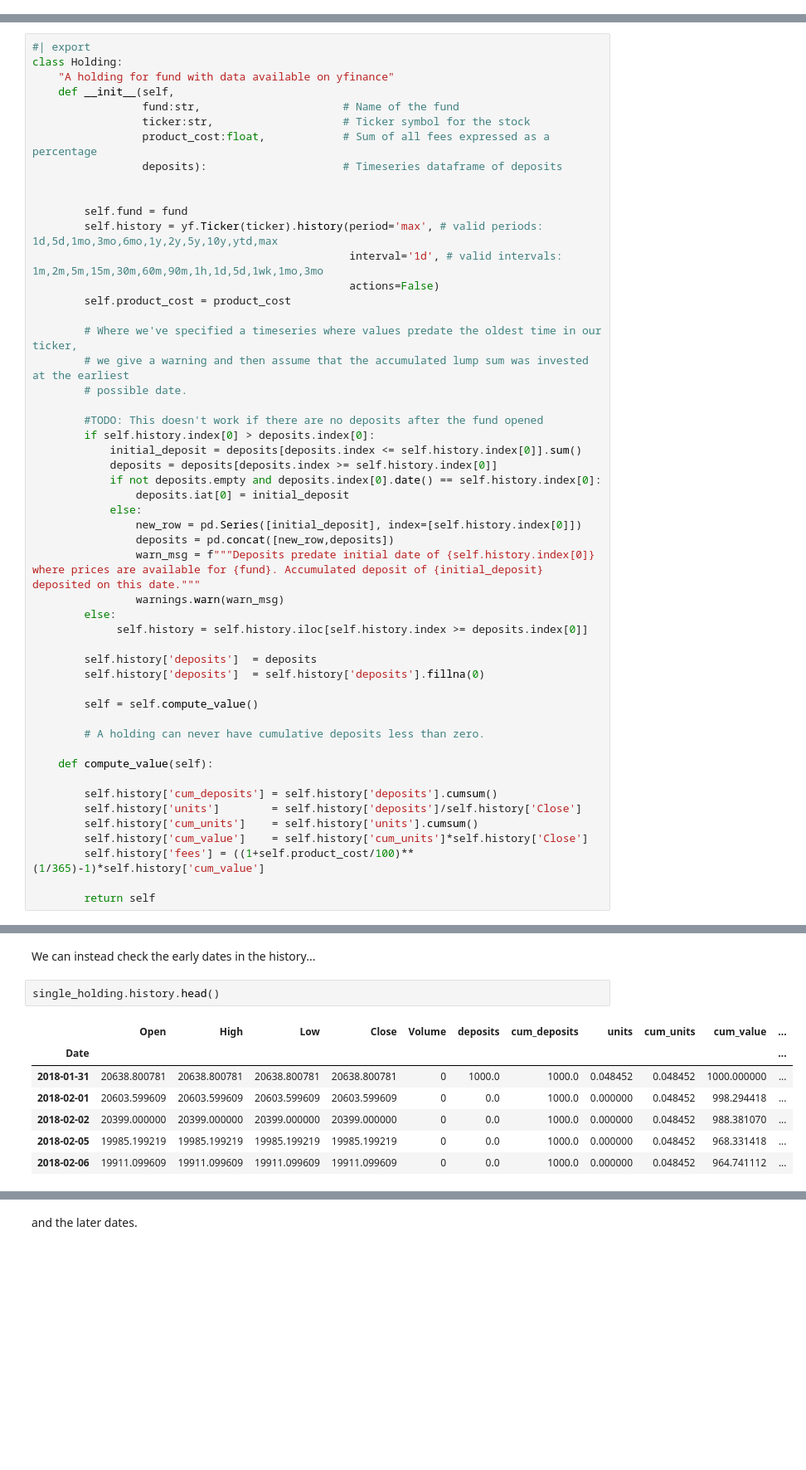
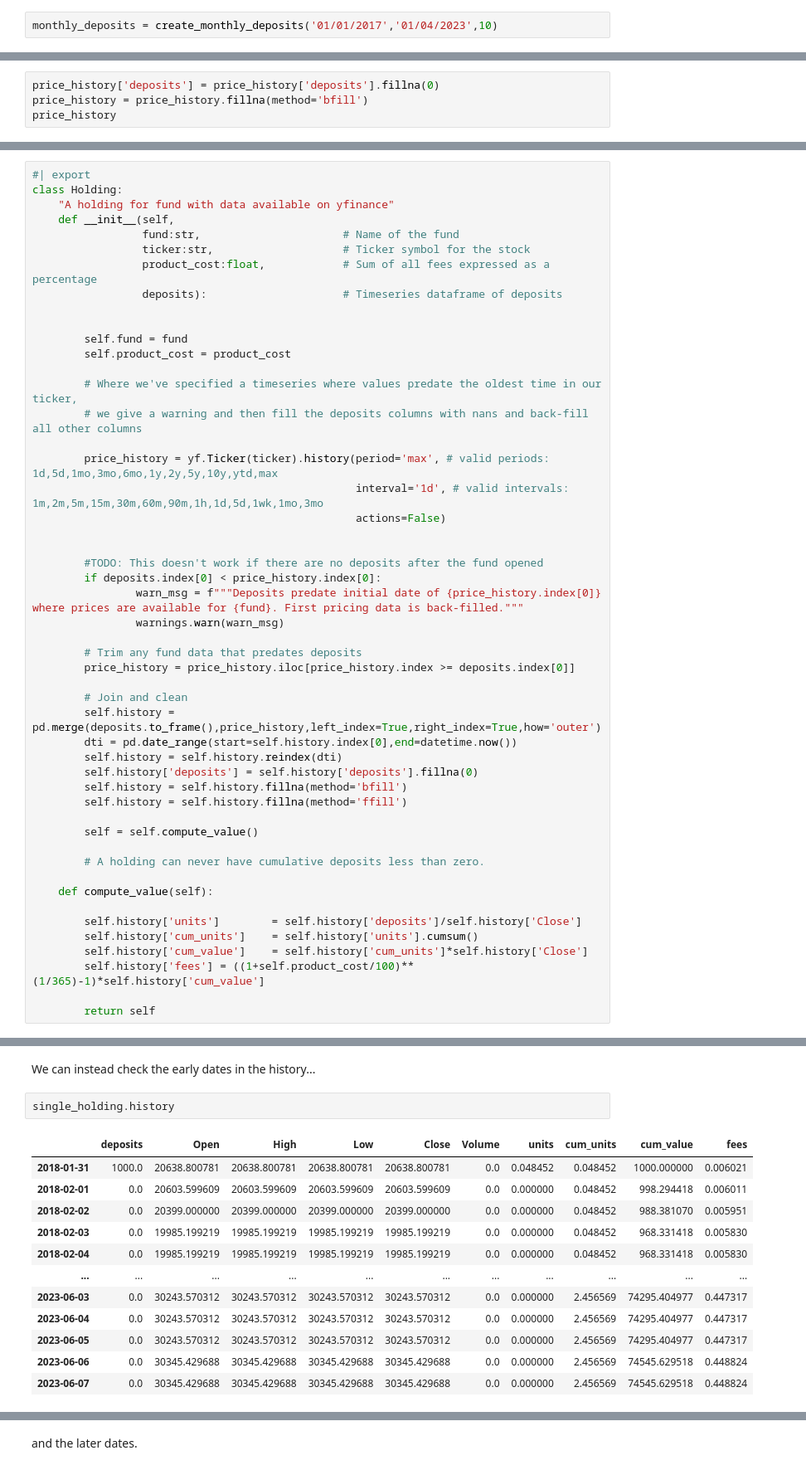
Before and after one commit to rsp34/portfolio-analysis, a Jupyter notebook: nbs/00_portfolio.ipynb, the cells around one changed output, grey strips where cells are left out. Shown at 83% size. Saved outputs shown, nothing was run; the diff lists cells and outputs as text; blank space fills up the shorter version.

```diff
--- a/nbs/00_portfolio.ipynb
+++ b/nbs/00_portfolio.ipynb
@@ -137,0 +153,2 @@ First we create a portfolio consisting of a single holding.
+# %%
+monthly_deposits = create_monthly_deposits('01/01/2017','01/04/2023',10)
@@ -137,0 +185,4 @@ First we create a portfolio consisting of a single holding.
+# %%
+price_history['deposits'] = price_history['deposits'].fillna(0)
+price_history = price_history.fillna(method='bfill')
+price_history
@@ -151,31 +215,31 @@ class Holding:
 
 
         self.fund = fund
-        self.history = yf.Ticker(ticker).history(period='max', # valid periods: 1d,5d,1mo,3mo,6mo,1y,2y,5y,10y,ytd,max
-                                                 interval='1d', # valid intervals: 1m,2m,5m,15m,30m,60m,90m,1h,1d,5d,1wk,1mo,3mo
-                                                 actions=False)
         self.product_cost = product_cost
 
         # Where we've specified a timeseries where values predate the oldest time in our ticker,
-        # we give a warning and then assume that the accumulated lump sum was invested at the earliest
-        # possible date.
+        # we give a warning and then fill the deposits columns with nans and back-fill all other columns
+
+        price_history = yf.Ticker(ticker).history(period='max', # valid periods: 1d,5d,1mo,3mo,6mo,1y,2y,5y,10y,ytd,max
+                                                  interval='1d', # valid intervals: 1m,2m,5m,15m,30m,60m,90m,1h,1d,5d,1wk,1mo,3mo
+                                                  actions=False)
+
 
         #TODO: This doesn't work if there are no deposits after the fund opened
-        if self.history.index[0] > deposits.index[0]:
-            initial_deposit = deposits[deposits.index <= self.history.index[0]].sum()
-            deposits = deposits[deposits.index >= self.history.index[0]]
-            if not deposits.empty and deposits.index[0].date() == self.history.index[0]:
-                deposits.iat[0] = initial_deposit
-            else:
-                new_row = pd.Series([initial_deposit], index=[self.history.index[0]])
-                deposits = pd.concat([new_row,deposits])
-                warn_msg = f"""Deposits predate initial date of {self.history.index[0]} where prices are available for {fund}. Accumulated deposit of {initial_deposit} deposited on this date."""
+        if deposits.index[0] < price_history.index[0]:
+                warn_msg = f"""Deposits predate initial date of {price_history.index[0]} where prices are available for {fund}. First pricing data is back-filled."""
                 warnings.warn(warn_msg)
-        else:
-             self.history = self.history.iloc[self.history.index >= deposits.index[0]]
 
-        self.history['deposits']  = deposits
-        self.history['deposits']  = self.history['deposits'].fillna(0)
+        # Trim any fund data that predates deposits
+        price_history = price_history.iloc[price_history.index >= deposits.index[0]]
+
+        # Join and clean
+        self.history = pd.merge(deposits.to_frame(),price_history,left_index=True,right_index=True,how='outer')
+        dti = pd.date_range(start=self.history.index[0],end=datetime.now())
+        self.history = self.history.reindex(dti)
+        self.history['deposits'] = self.history['deposits'].fillna(0)
+        self.history = self.history.fillna(method='bfill')
+        self.history = self.history.fillna(method='ffill')
 
         self = self.compute_value()
 
@@ -183,7 +247,6 @@ class Holding:
 
     def compute_value(self):
 
-        self.history['cum_deposits'] = self.history['deposits'].cumsum()
         self.history['units']        = self.history['deposits']/self.history['Close']
         self.history['cum_units']    = self.history['units'].cumsum()
         self.history['cum_value']    = self.history['cum_units']*self.history['Close']
@@ -219,12 +282,17 @@ len(single_holding.history)
 # %% [markdown]
 We can instead check the early dates in the history...
 # %%
-single_holding.history.head()
+single_holding.history
 # %% [output]
-|  | Open | High | Low | Close | Volume | deposits | cum_deposits | units | cum_units | cum_value | ... |
-| Date |  |  |  |  |  |  |  |  |  |  | ... |
-| 2018-01-31 | 20638.800781 | 20638.800781 | 20638.800781 | 20638.800781 | 0 | 1000.0 | 1000.0 | 0.048452 | 0.048452 | 1000.000000 | ... |
-| 2018-02-01 | 20603.599609 | 20603.599609 | 20603.599609 | 20603.599609 | 0 | 0.0 | 1000.0 | 0.000000 | 0.048452 | 998.294418 | ... |
-| 2018-02-02 | 20399.000000 | 20399.000000 | 20399.000000 | 20399.000000 | 0 | 0.0 | 1000.0 | 0.000000 | 0.048452 | 988.381070 | ... |
-| 2018-02-05 | 19985.199219 | 19985.199219 | 19985.199219 | 19985.199219 | 0 | 0.0 | 1000.0 | 0.000000 | 0.048452 | 968.331418 | ... |
-| 2018-02-06 | 19911.099609 | 19911.099609 | 19911.099609 | 19911.099609 | 0 | 0.0 | 1000.0 | 0.000000 | 0.048452 | 964.741112 | ... |
+|  | deposits | Open | High | Low | Close | Volume | units | cum_units | cum_value | fees |
+| 2018-01-31 | 1000.0 | 20638.800781 | 20638.800781 | 20638.800781 | 20638.800781 | 0.0 | 0.048452 | 0.048452 | 1000.000000 | 0.006021 |
+| 2018-02-01 | 0.0 | 20603.599609 | 20603.599609 | 20603.599609 | 20603.599609 | 0.0 | 0.000000 | 0.048452 | 998.294418 | 0.006011 |
+| 2018-02-02 | 0.0 | 20399.000000 | 20399.000000 | 20399.000000 | 20399.000000 | 0.0 | 0.000000 | 0.048452 | 988.381070 | 0.005951 |
+| 2018-02-03 | 0.0 | 19985.199219 | 19985.199219 | 19985.199219 | 19985.199219 | 0.0 | 0.000000 | 0.048452 | 968.331418 | 0.005830 |
+| 2018-02-04 | 0.0 | 19985.199219 | 19985.199219 | 19985.199219 | 19985.199219 | 0.0 | 0.000000 | 0.048452 | 968.331418 | 0.005830 |
+| ... | ... | ... | ... | ... | ... | ... | ... | ... | ... | ... |
+| 2023-06-03 | 0.0 | 30243.570312 | 30243.570312 | 30243.570312 | 30243.570312 | 0.0 | 0.000000 | 2.456569 | 74295.404977 | 0.447317 |
+| 2023-06-04 | 0.0 | 30243.570312 | 30243.570312 | 30243.570312 | 30243.570312 | 0.0 | 0.000000 | 2.456569 | 74295.404977 | 0.447317 |
+| 2023-06-05 | 0.0 | 30243.570312 | 30243.570312 | 30243.570312 | 30243.570312 | 0.0 | 0.000000 | 2.456569 | 74295.404977 | 0.447317 |
+| 2023-06-06 | 0.0 | 30345.429688 | 30345.429688 | 30345.429688 | 30345.429688 | 0.0 | 0.000000 | 2.456569 | 74545.629518 | 0.448824 |
+| 2023-06-07 | 0.0 | 30345.429688 | 30345.429688 | 30345.429688 | 30345.429688 | 0.0 | 0.000000 | 2.456569 | 74545.629518 | 0.448824 |
```
Also changed, not shown: parts of 38 cells of this notebook, 1 other file.
